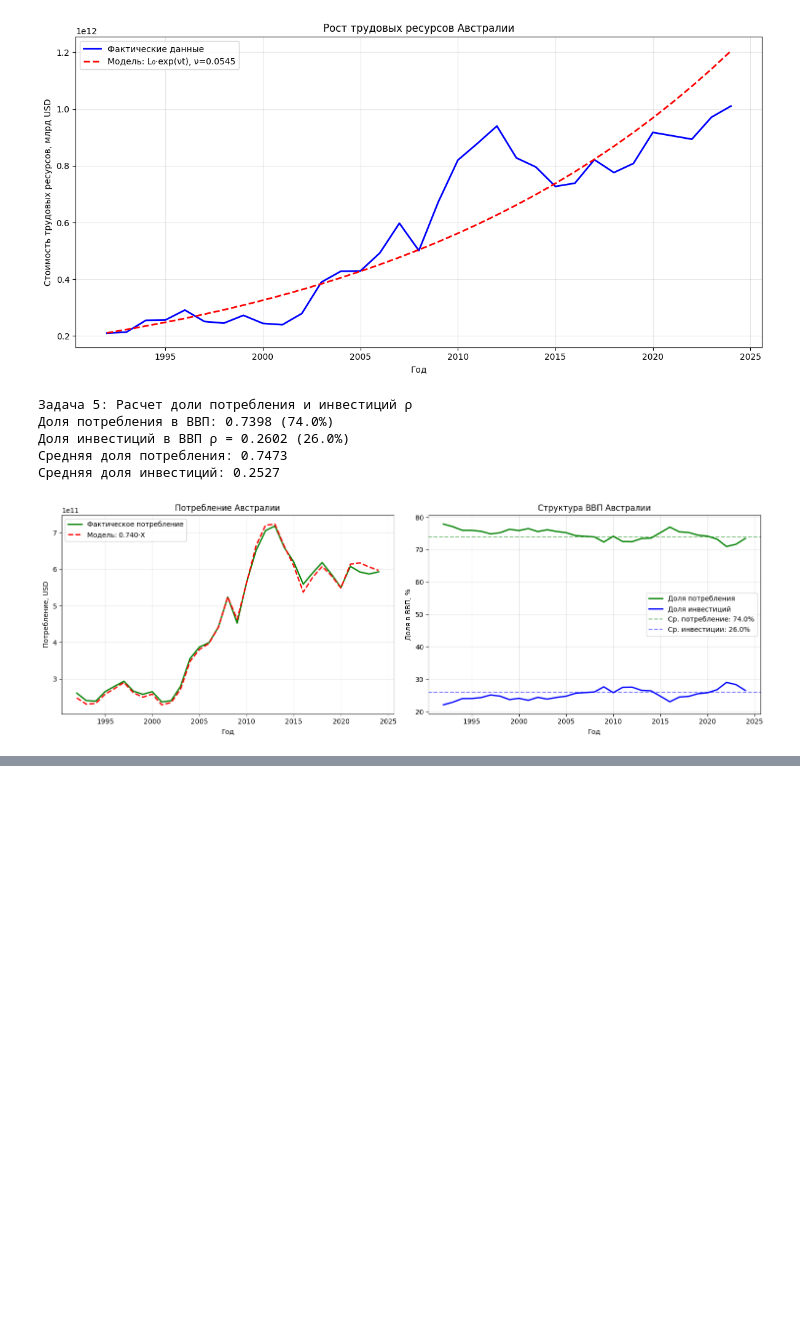
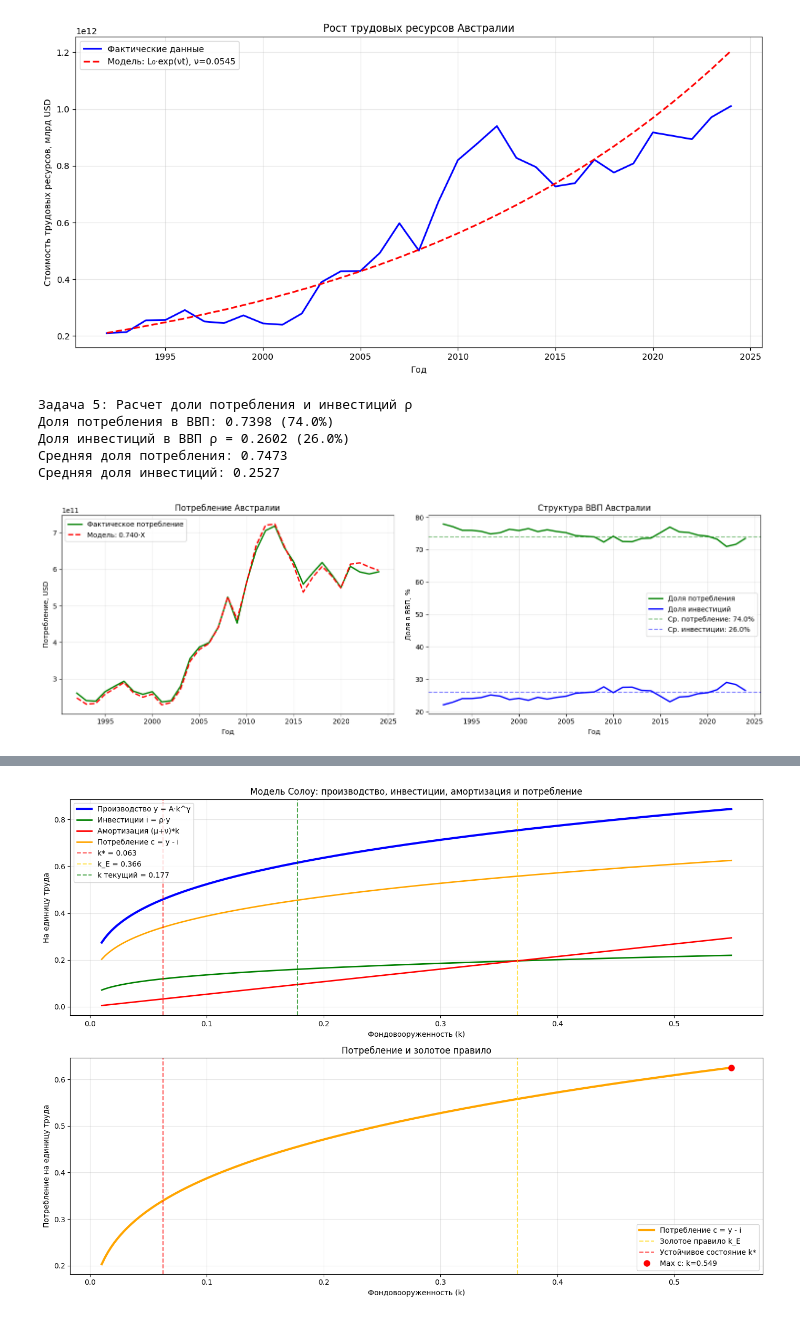
Before and after one commit to Allseeing1620/Australia_economic_analysis, a Jupyter notebook: analis_Australia.ipynb, the cells around one changed output, grey strips where cells are left out. Saved outputs shown, nothing was run; the diff lists cells and outputs as text; code cells hidden in the pictures; blank space fills up the shorter version.

```diff
--- a/analis_Australia.ipynb
+++ b/analis_Australia.ipynb
@@ -1291,0 +1155,99 @@ k_текущее (2023) = 0.4721
+# %%
+import numpy as np
+import matplotlib.pyplot as plt
+
+print("Задача 9: Анализ модели Солоу")
+
+# --- Параметры модели (берутся из твоих переменных) ---
+# α, β, ρ, μ, ν должны быть определены ранее
+γ = α / (α + β)  # доля капитала в общей эластичности
+A_solow = 1.0    # нормированная технология
+
+# --- Фондовооруженность на основе твоих данных ---
+k_initial = eff_data['K_tilde'].iloc[0] / eff_data['L_tilde'].iloc[0]
+k_current = eff_data['K_tilde'].iloc[-1] / eff_data['L_tilde'].iloc[-1]
+
+# --- Проверка амортизации ---
+if μ + ν <= 0:
+    print(f"Внимание! μ + ν = {μ+ν:.4f} ≤ 0. Используем абсолютное значение μ для расчета.")
+    μ = abs(μ)
+
+# --- Устойчивое состояние и золотое правило ---
+k_star = (ρ * A_solow * γ / (μ + ν)) ** (1/(1-γ))
+k_E = (ρ * A_solow / (μ + ν)) ** (1/(1-γ))
+
+print(f"\nПараметры модели:")
+print(f"α = {α:.4f}, β = {β:.4f}, α+β = {α+β:.4f}")
+print(f"γ = {γ:.4f}, ρ = {ρ:.4f}, μ = {μ:.4f}, ν = {ν:.4f}")
+
+print(f"\nУстойчивые состояния:")
+print(f"k* = {k_star:.4f}, k_E = {k_E:.4f}")
+print(f"k0 (начальное) = {k_initial:.4f}, kt (текущее) = {k_current:.4f}")
+
+# --- Анализ сценариев ---
+if k_current < k_star:
+    scenario = "Индустриализация (k < k*)"
+    explanation = "Экономика ниже устойчивого уровня, требуется накопление капитала"
+elif k_current > k_E:
+    scenario = "Деиндустриализация (k > k_E)"
+    explanation = "Экономика выше уровня золотого правила, возможно снижение потребления"
+else:
+    scenario = "Постепенное замедление индустриализации"
+    explanation = "Экономика близка к оптимальному уровню фондовооруженности"
+
+print(f"\nСценарий развития: {scenario}")
+print(f"Интерпретация: {explanation}")
+
+# --- Построение графиков ---
+k_range = np.linspace(0.01, max(k_star, k_E, k_current)*1.5, 200)
+production = A_solow * k_range**γ
+investment = ρ * production
+depreciation = (μ + ν) * k_range
+consumption = production - investment
+
+plt.figure(figsize=(14, 10))
+
+# График производства, инвестиций, амортизации и потребления
+plt.subplot(2, 1, 1)
+plt.plot(k_range, production, 'b-', linewidth=3, label='Производство y = A·k^γ')
+plt.plot(k_range, investment, 'g-', linewidth=2, label=f'Инвестиции i = ρ·y')
+plt.plot(k_range, depreciation, 'r-', linewidth=2, label='Амортизация (μ+ν)*k')
+plt.plot(k_range, consumption, 'orange', linewidth=2, label='Потребление c = y - i')
+
+plt.axvline(k_star, color='red', linestyle='--', alpha=0.7, label=f'k* = {k_star:.3f}')
+plt.axvline(k_E, color='gold', linestyle='--', alpha=0.7, label=f'k_E = {k_E:.3f}')
+plt.axvline(k_current, color='green', linestyle='--', alpha=0.7, label=f'k текущий = {k_current:.3f}')
+
+plt.xlabel('Фондовооруженность (k)')
+plt.ylabel('На единицу труда')
+plt.title('Модель Солоу: производство, инвестиции, амортизация и потребление')
+plt.grid(True, alpha=0.3)
+plt.legend()
+
+# График потребления и золотое правило
+plt.subplot(2, 1, 2)
+plt.plot(k_range, consumption, 'orange', linewidth=3, label='Потребление c = y - i')
+plt.axvline(k_E, color='gold', linestyle='--', alpha=0.7, label=f'Золотое правило k_E')
+plt.axvline(k_star, color='red', linestyle='--', alpha=0.7, label=f'Устойчивое состояние k*')
+
+max_idx = np.argmax(consumption)
+plt.plot(k_range[max_idx], consumption[max_idx], 'ro', markersize=8, label=f'Max c: k={k_range[max_idx]:.3f}')
+
+plt.xlabel('Фондовооруженность (k)')
+plt.ylabel('Потребление на единицу труда')
+plt.title('Потребление и золотое правило')
+plt.grid(True, alpha=0.3)
+plt.legend()
+
+plt.tight_layout()
+plt.show()
+
+# --- Анализ золотого правила ---
+print(f"\nАнализ золотого правила:")
+print(f"Фактическая норма сбережений ρ = {ρ:.3f}")
+print(f"Норма сбережений по золотому правилу γ = {γ:.3f}")
+if abs(ρ - γ) < 0.05:
+    print("Соответствие золотому правилу: хорошее")
+else:
+    print("Соответствие золотому правилу: требует корректировки")
+# %% [output]
@@ -1291,0 +1267 @@ k_текущее (2023) = 0.4721
+[figure, added]
```
Also changed, not shown: parts of 17 cells of this notebook, 1 other file.
